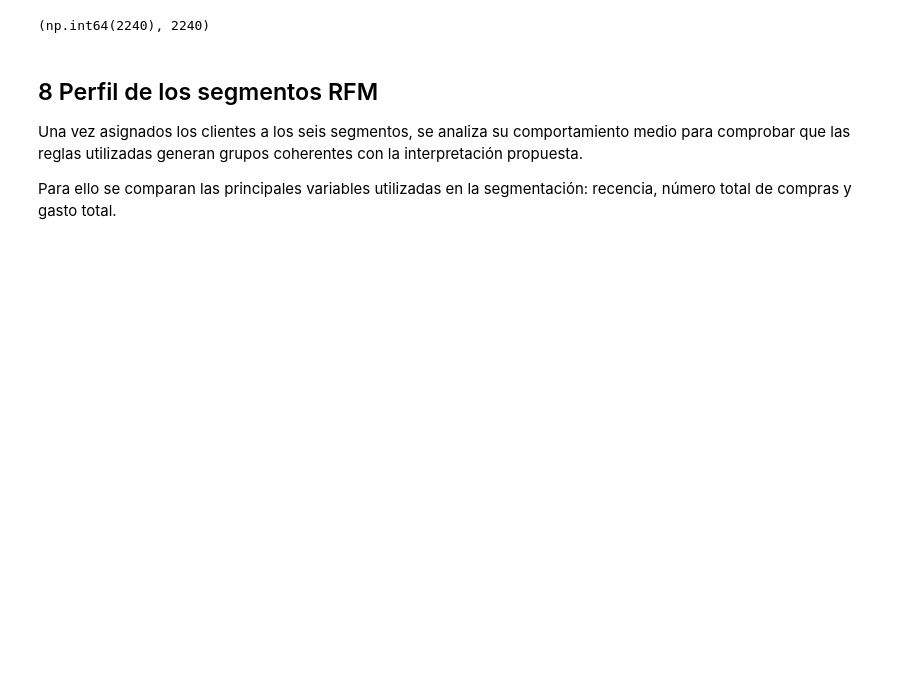
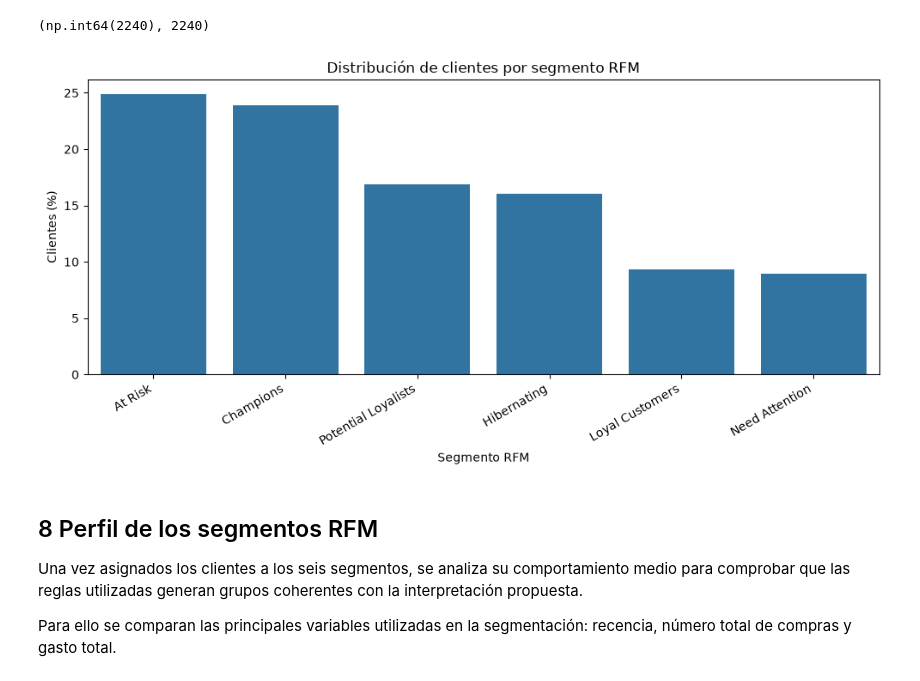
Before and after one commit to Hector-Espina/customer-segmentation-analysis, a Jupyter notebook: notebooks/04_rfm_segmentation.ipynb, the cells around one changed output. Drawn from its saved outputs; the diff is of its cells as text; code cells hidden in the pictures; blank space fills up the shorter version.

Commit message:
Add project documentation figures

```diff
--- a/notebooks/04_rfm_segmentation.ipynb
+++ b/notebooks/04_rfm_segmentation.ipynb
@@ -480,6 +480,34 @@ segment_counts
 segment_counts["Customers"].sum(), len(df)
 # %% [output]
 (np.int64(2240), 2240)
+# %%
+segment_plot = segment_counts.reset_index()
+segment_plot.columns = ["RFM_Segment", "Customers", "Percentage"]
+
+plt.figure(figsize=(10, 5))
+
+sns.barplot(
+    data=segment_plot,
+    x="RFM_Segment",
+    y="Percentage"
+)
+
+plt.title("Distribución de clientes por segmento RFM")
+plt.xlabel("Segmento RFM")
+plt.ylabel("Clientes (%)")
+plt.xticks(rotation=30, ha="right")
+
+plt.tight_layout()
+
+plt.savefig(
+    "../reports/figures/rfm_segment_distribution.png",
+    dpi=150,
+    bbox_inches="tight"
+)
+
+plt.show()
+# %% [output]
+[figure, added]
 # %% [markdown]
 ## 8 Perfil de los segmentos RFM
 
```
Also changed, not shown: parts of 1 cell of this notebook, 9 other files.
